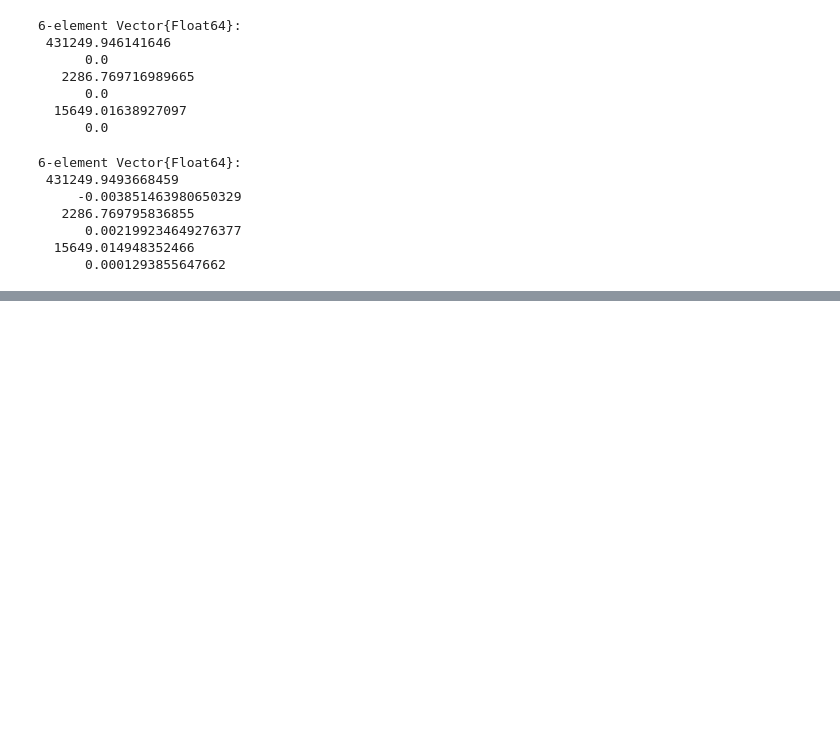
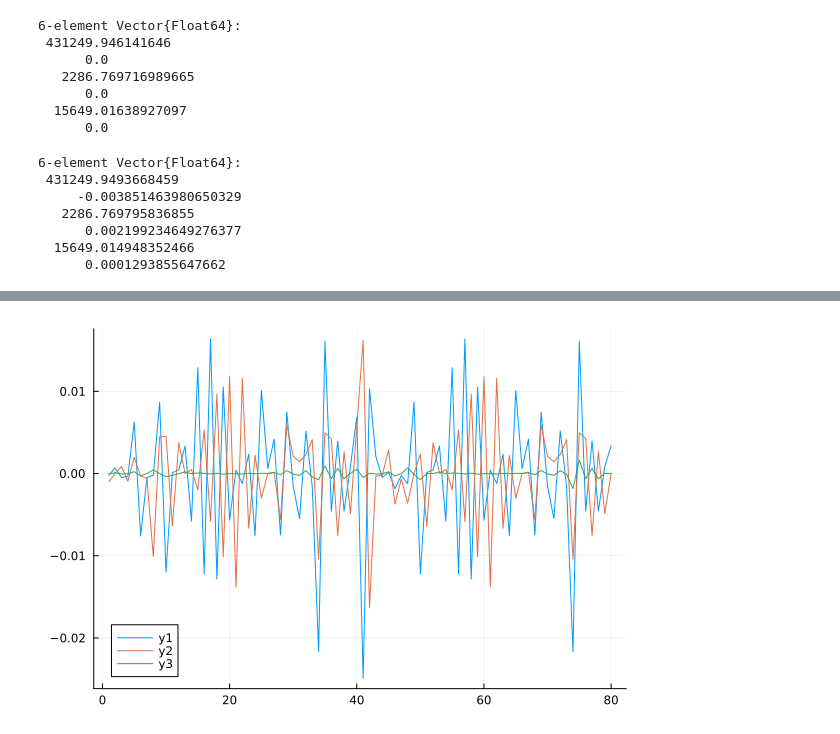
Before and after one commit to vegaf1/convex_mpc_stationkeeping, a Jupyter notebook: convex_mpc_stationkeeping_final_working_clean_testing_rescaled_secondordercorrection.ipynb, the cells around one changed output, grey strips where cells are left out. Cells and saved outputs as stored; diff of their text form; code cells hidden in the pictures; blank space fills up the shorter version.

```diff
--- a/convex_mpc_stationkeeping_final_working_clean_testing_rescaled_secondordercorrection.ipynb
+++ b/convex_mpc_stationkeeping_final_working_clean_testing_rescaled_secondordercorrection.ipynb
@@ -1695,4 +1644,4 @@ V = P[:,:,1:41]
 # %%
 #cost to go matrices for 2 orbits worth of data
-V_2orbits = cat(V, V, dims=3)
+V_2orbits = cat(V, V[:,:,2:end], dims=3)
 # %% [output]
@@ -1874,5 +1823,5 @@ test = eigen(V[:,:,20]).values
 # %%
 #concatenate unstable directions for 2 orbits
 
-unstable_directions_2 = cat(unstable_directions, unstable_directions, dims=2)
+unstable_directions_2 = cat(unstable_directions, unstable_directions[:, 2:end], dims=2)
 # %% [output]
@@ -1966,5 +1897,5 @@ all_Ad
  -0.00360091   -0.0944521    -0.000409084     0.968211    4.27979e-5
   0.0138817     0.000760158  -0.113972     …  0.00033015  0.978825
 # %%
-reference_trajectory2 = [reference_trajectory reference_trajectory]
+reference_trajectory2 = [reference_trajectory reference_trajectory[:,2:end]]
 # %% [output]
@@ -2253,7 +2189,7 @@ function solve_opt(cons, X, U, N)
         #this cost function works good, but gives continous thrust
         #obj += quadform(U[:,k], Pu; assume_psd=false) + quadform(X[:,k], Px; assume_psd=false)
         #obj += β*norm(U[:,k], 1) + α*norm(X[:,k], 1)
-        obj += norm(U[:,k], 1) + 1e-2*norm(X[:,k], 1)
+        obj += norm(U[:,k], 1) + 1e2*norm(X[:,k], 1)
         #obj += norm(X[:,k], 2)
 
     end
@@ -2269,7 +2205,7 @@ function solve_opt(cons, X, U, N)
 
     #print("mosek solving")
     #solve the problem with Mosek
-    Convex.solve!(prob, ()-> Mosek.Optimizer(), silent_solver=false);
+    Convex.solve!(prob, ()-> Mosek.Optimizer(), silent_solver= true);
 
     #solve the problem with ECOS
     #Convex.solve!(prob, ()-> ECOS.Optimizer(), silent_solver=false);
@@ -2620,3 +2717,9 @@ plot(Um[3,:])
+# %%
+plot(Um[1,:])
+plot!(Um[2,:])
+plot!(Um[3,:])
+# %% [output]
+[figure, added]
 # %%
 #check out the 1 period solve
 
```
Also changed, not shown: parts of 133 cells of this notebook.
